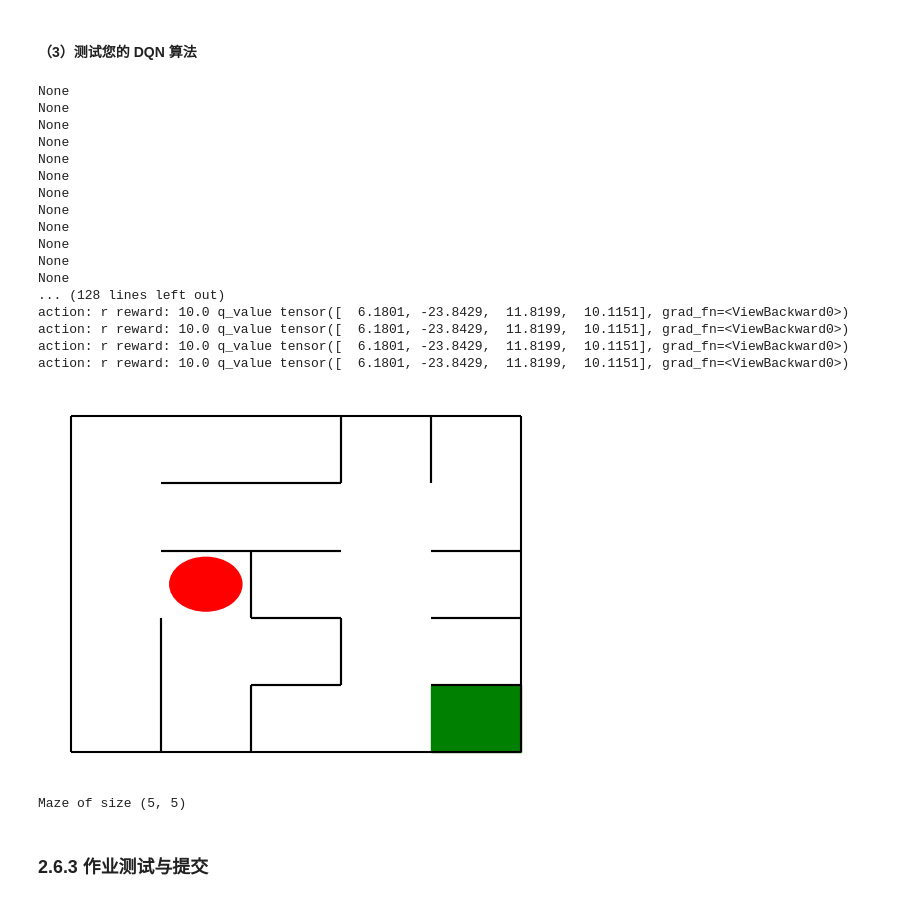
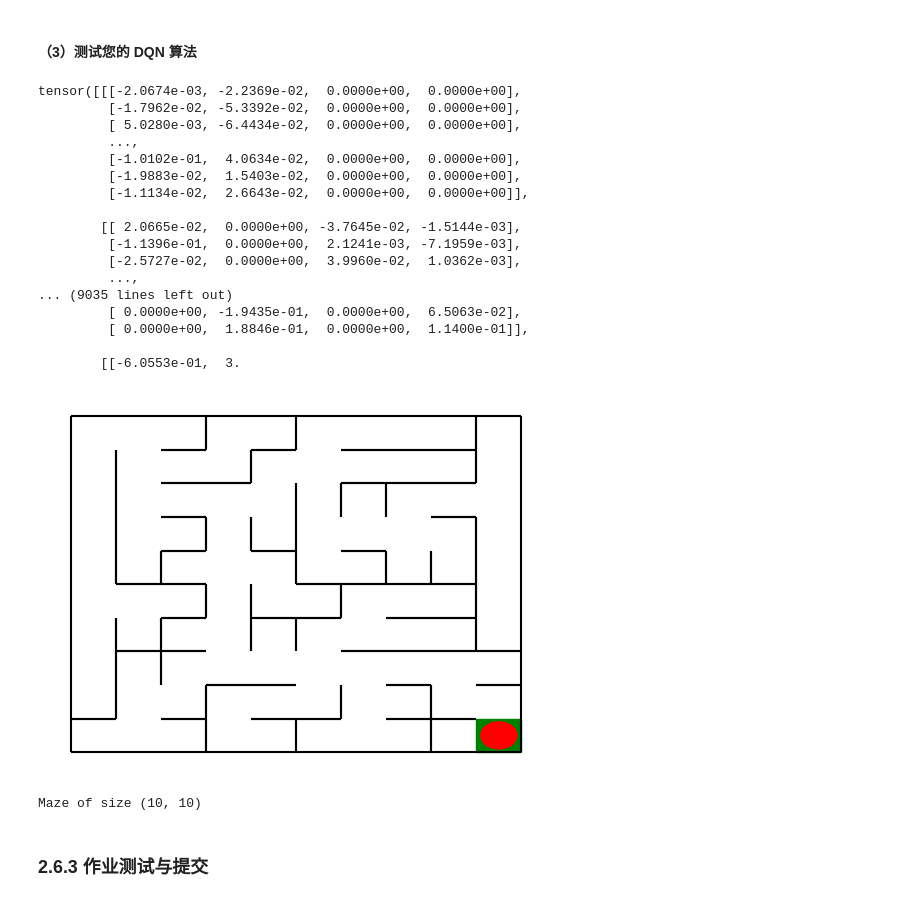
Before and after one commit to Dutch-voyage/AI-homework, a Jupyter notebook: main.ipynb, the cells around one changed output. Cells and saved outputs as stored; diff of their text form; code cells hidden in the pictures.

```diff
--- a/main.ipynb
+++ b/main.ipynb
@@ -709,7 +709,7 @@ class Robot(QRobot):
         """create the memory to store data"""
         max_size = max(self.maze_size ** 2 * 3, 1e4)
         self.memory = ReplayDataSet(max_size=max_size)
-        # self.memory.build_full_view(maze=maze)
+        self.memory.build_full_view(maze=maze)
 
     def _build_network(self):
         seed = 0
@@ -841,54 +841,54 @@ if __name__ == "__main__":
 # %%
 from QRobot import QRobot
 from Maze import Maze
 from Runner import Runner
 
 """  Deep Qlearning 算法相关参数： """
 
 epoch = 10  # 训练轮数
-maze_size = 5  # 迷宫size
-training_per_epoch=int(maze_size * maze_size * 1.5 * 50)
+maze_size = 10  # 迷宫size
+training_per_epoch=int(maze_size * maze_size * 1.5 * 10)
 
 """ 使用 DQN 算法训练 """
 
 g = Maze(maze_size=maze_size)
 robot = Robot(g)
 runner = Runner(robot)
 runner.run_training(epoch, training_per_epoch)
 
 """Test Robot"""
 robot.reset()
 for _ in range(25):
     a, r = robot.test_update()
     state = np.array(robot.sense_state(), dtype=np.int16)
     state = torch.from_numpy(state).float().to(robot.device)
     robot.eval_model(state).cpu().detach().numpy()
     q = robot.eval_model(state)
     print("action:", a, "reward:", r, "q_value", q)
     if r == g.reward["destination"]:
         print("success")
         break
 print(robot.maze)
 # %% [output]
-None
-None
-None
-None
-None
-None
-None
-None
-None
-None
-None
-None
-... (128 lines left out)
-action: r reward: 10.0 q_value tensor([  6.1801, -23.8429,  11.8199,  10.1151], grad_fn=<ViewBackward0>)
-action: r reward: 10.0 q_value tensor([  6.1801, -23.8429,  11.8199,  10.1151], grad_fn=<ViewBackward0>)
-action: r reward: 10.0 q_value tensor([  6.1801, -23.8429,  11.8199,  10.1151], grad_fn=<ViewBackward0>)
-action: r reward: 10.0 q_value tensor([  6.1801, -23.8429,  11.8199,  10.1151], grad_fn=<ViewBackward0>)
+tensor([[[-2.0674e-03, -2.2369e-02,  0.0000e+00,  0.0000e+00],
+         [-1.7962e-02, -5.3392e-02,  0.0000e+00,  0.0000e+00],
+         [ 5.0280e-03, -6.4434e-02,  0.0000e+00,  0.0000e+00],
+         ...,
+         [-1.0102e-01,  4.0634e-02,  0.0000e+00,  0.0000e+00],
+         [-1.9883e-02,  1.5403e-02,  0.0000e+00,  0.0000e+00],
+         [-1.1134e-02,  2.6643e-02,  0.0000e+00,  0.0000e+00]],
+
+        [[ 2.0665e-02,  0.0000e+00, -3.7645e-02, -1.5144e-03],
+         [-1.1396e-01,  0.0000e+00,  2.1241e-03, -7.1959e-03],
+         [-2.5727e-02,  0.0000e+00,  3.9960e-02,  1.0362e-03],
+         ...,
+... (9035 lines left out)
+         [ 0.0000e+00, -1.9435e-01,  0.0000e+00,  6.5063e-02],
+         [ 0.0000e+00,  1.8846e-01,  0.0000e+00,  1.1400e-01]],
+
+        [[-6.0553e-01,  3.
-[figure, old version]
+[figure, new version]
-Maze of size (5, 5)
+Maze of size (10, 10)
 # %% [markdown]
 ### 2.6.3 作业测试与提交
 # %% [markdown]
```
